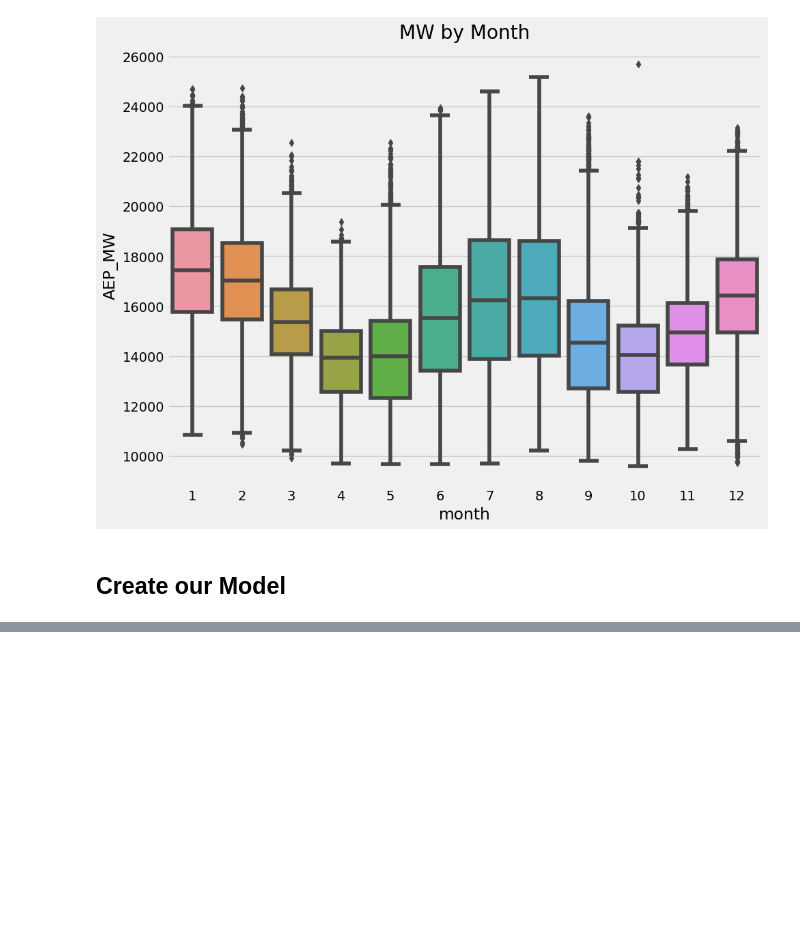
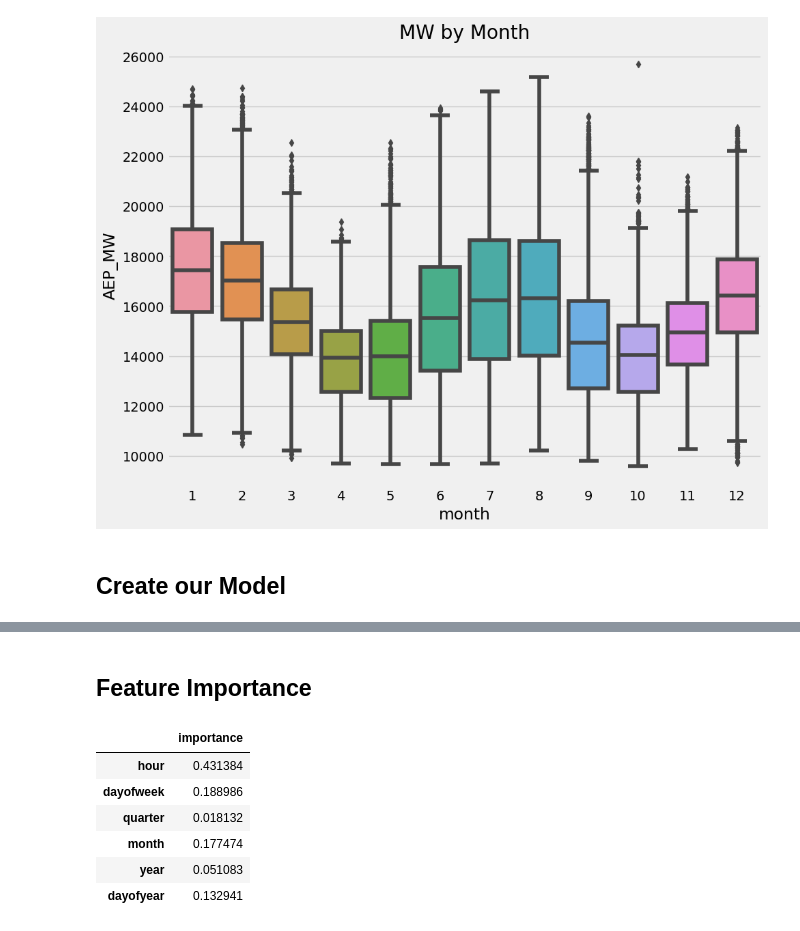
Before and after one commit to IsaacArredondo/TimeSeriesForecastingML, a Jupyter notebook: AEP_hourly.ipynb, the cells around one changed output, grey strips where cells are left out. Cells and saved outputs as stored; diff of their text form; code cells hidden in the pictures; blank space fills up the shorter version.

```diff
--- a/AEP_hourly.ipynb
+++ b/AEP_hourly.ipynb
@@ -119,0 +157,2 @@ plt.show()
+# %% [markdown]
+## Feature Importance
@@ -119,0 +163,10 @@ plt.show()
+# %%
+fi
+# %% [output]
+|  | importance |
+| hour | 0.431384 |
+| dayofweek | 0.188986 |
+| quarter | 0.018132 |
+| month | 0.177474 |
+| year | 0.051083 |
+| dayofyear | 0.132941 |
```
Also changed, not shown: parts of 11 cells of this notebook.
